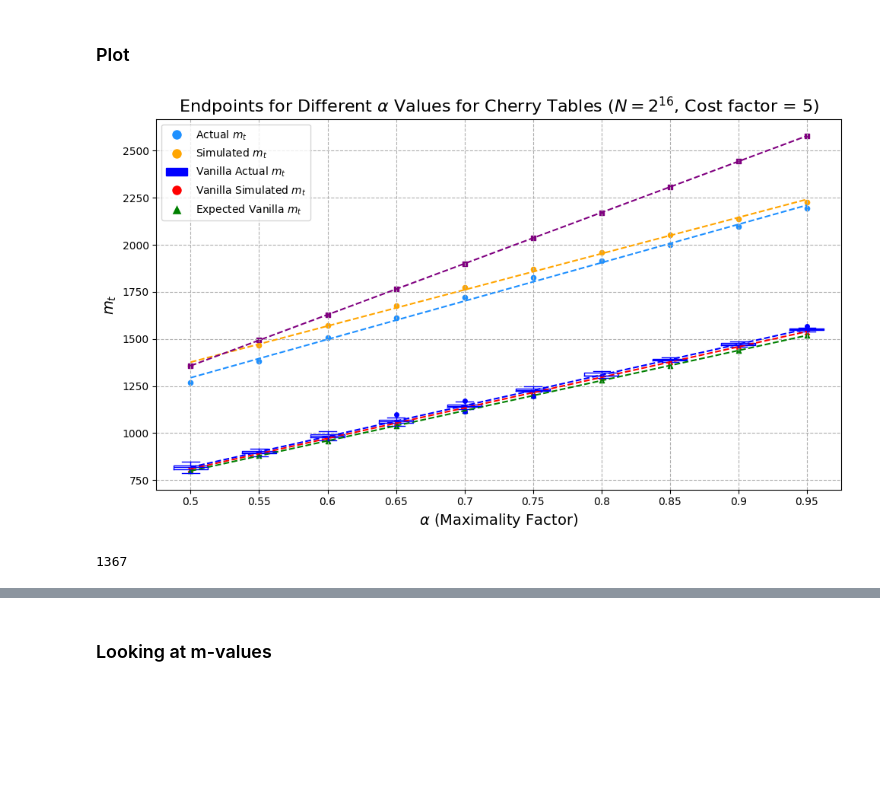
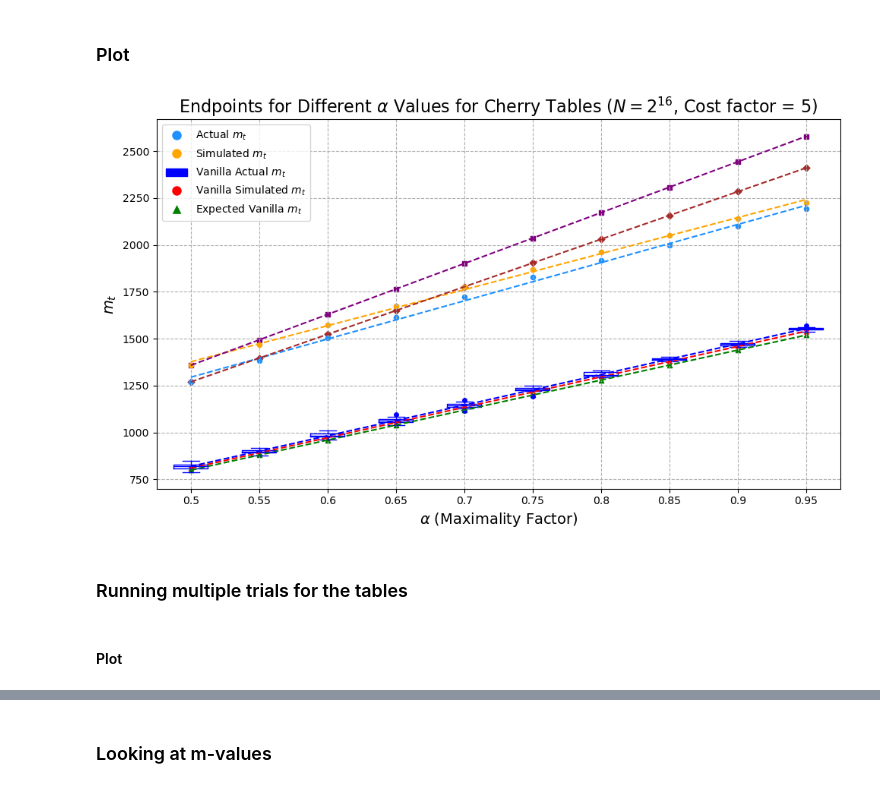
Before and after one commit to mahfuzahf/cherry-picking-reduction-functions, a Jupyter notebook: plots/higher_costs/N_16/constructing_table/cherry_simulations.ipynb, the cells around one changed output, grey strips where cells are left out. Drawn from its saved outputs; the diff is of its cells as text; code cells hidden in the pictures; blank space fills up the shorter version.

Commit message:
Multiple trials of cherry tables

```diff
--- a/plots/higher_costs/N_16/constructing_table/cherry_simulations.ipynb
+++ b/plots/higher_costs/N_16/constructing_table/cherry_simulations.ipynb
@@ -38,7 +43,11 @@ def optimise_kj(N, p, alpha, factor, lower_bound):   # add v_cost if want vanill
     t = round(log(1-p)/log(1-N**(-1/3))) # Calculate t
     mt_max = (2*N)/(t+2)
     mt_target = alpha * mt_max
-    m_0 = round(mt_target/(1-alpha))    # our starting m_0
+    if alpha == 1:
+        m_0 = N
+    else:
+        m_0 = round(mt_target/(1-alpha))    # our starting m_0
+
 
     ## set the bound and target function
     bound = Bounds([lower_bound for i in range(t)], [float('inf') for i in range(t)])
@@ -226,6 +231,17 @@ with open("simulations/cherry_N_16_alpha_0.5_kis.pkl", "wb") as f:
+# %%
+
+# need to get optimisation_mt and generation mt
+optimisation_mt = []
+
+with open("simulations/cherry_N_20_different_alpha_0.5_0.95_optimisation_results.pkl", "rb") as f:
+    results = pickle.load(f)
+    for result in results:
+        optimisation_mt.append(result[3][-1])  # get the last m_t
 # %% [markdown]
 ### Get Expected vanilla Table values
 # %%
+alphas = [0.5, 0.55, 0.6, 0.65, 0.7, 0.75, 0.8, 0.85, 0.9, 0.95]
+
 # calculate expected m_t
 expected_mts = []
 # mt-max = 2N/t+2
@@ -240,6 +256,13 @@ expected_simulation_mts = []
 base = optimisation_mt[0]  # get the base mt for alpha = 0.5
 for a, alpha in enumerate(alphas):
     expected_simulation_mts.append(round(base * (alpha / alphas[0])))
+
+# same for taking the actual mt from actual tables
+expected_actual_mts = []
+data_cherry = pd.read_csv("cherry_N_216_different_alpha_0.5_0.95_with_cost_results.csv")
+base_actual = data_cherry["trial_1"][0]  # get the base actual mt for alpha = 0.5
+for a, alpha in enumerate(alphas):
+    expected_actual_mts.append(round(base_actual * (alpha / alphas[0])))
 # %% [markdown]
 ### Plot
 # %%
@@ -251,13 +274,16 @@ plt.figure(figsize=(10,6))
 # plt.scatter(x_indicies, optimisation_mt, color='orange', label='Simulated $m_t$ ', s=20)
 # plt.scatter(x_indicies, [mt[0] for mt in generation_mt], color='dodgerblue', label='Actual $m_t$', s=20)
 
+# plot what we expect for cherry tables given 0.5 alpha simulation
+plt.scatter(x_indicies, expected_simulation_mts, color='purple', label='Expected Cherry $m_t$ based on simulation at 0.5', s=20, marker='s')
+# plot what we expect for cherry tables given 0.5 alpha actual
+plt.scatter(x_indicies, expected_actual_mts, color='brown', label='Expected Cherry $m_t$ based on actual at 0.5', s=20, marker='D')
+
 # # read in from file for cherry tables
-data_cherry = pd.read_csv("cherry_N_216_different_alpha_0.5_0.95_with_cost_results.csv")
 plt.scatter(x_indicies, data_cherry['optimiser_mt'], color='orange', label='Cherry Simulated $m_t$', s=20)
 plt.scatter(x_indicies, data_cherry['trial_1'], color='dodgerblue', label='Cherry Actual $m_t$', s=20)
 
-# plot what we expect for cherry tables given 0.5 alpha simulation
-plt.scatter(x_indicies, expected_simulation_mts, color='purple', label='Expected Cherry $m_t$ based on simulation at 0.5', s=20, marker='s')
+
 
 # plot simulated and actual for vanilla tables as well
 data_vanilla = pd.read_csv("vanilla_N_16_different_alpha_0.5_0.95_with_cost_results.csv")
@@ -269,36 +295,35 @@ plt.boxplot([data_vanilla.loc[data_vanilla['alpha'] == alpha, data_vanilla.colum
             boxprops=dict(color='blue'),
             medianprops=dict(color='blue'),
             whiskerprops=dict(color='blue'),
             capprops=dict(color='blue'),
             flierprops=dict(markerfacecolor='blue', marker='o', markersize=5, markeredgecolor='none'))
 # plot expected vanilla mt in green
 plt.scatter(x_indicies, expected_mts, color='green', label='Expected Vanilla $m_t$', s=20, marker='^')
 
 # plot lines of best fit
 plt.plot(x_indicies, np.poly1d(np.polyfit(x_indicies, optimisation_mt, 1))(x_indicies), color='orange', linestyle='--')
-plt.plot(x_indicies, np.poly1d(np.polyfit(x_indicies, [mt[0] for mt in generation_mt], 1))(x_indicies), color='dodgerblue', linestyle='--')
+plt.plot(x_indicies, np.poly1d(np.polyfit(x_indicies, data_cherry['trial_1'], 1))(x_indicies), color='dodgerblue', linestyle='--')
 plt.plot(x_indicies, np.poly1d(np.polyfit(x_indicies, expected_simulation_mts, 1))(x_indicies), color='purple', linestyle='--')
+plt.plot(x_indicies, np.poly1d(np.polyfit(x_indicies, expected_actual_mts, 1))(x_indicies), color='brown', linestyle='--')
 plt.plot(x_indicies, np.poly1d(np.polyfit(x_indicies, data_vanilla['optimiser_mt'], 1))(x_indicies), color='red', linestyle='--')
 # plt.plot(x_indicies, np.poly1d(np.polyfit(x_indicies, [mt[0] for mt in data.iloc[:,2:22].values], 1))(x_indicies), color='blue', linestyle='--')
 plt.plot(x_indicies, np.poly1d(np.polyfit(x_indicies, [np.mean(data_vanilla.loc[data_vanilla['alpha'] == alpha, data_vanilla.columns[2:22]].values.flatten()) for alpha in alphas], 1))(x_indicies), color='blue', linestyle='--')
 plt.plot(x_indicies, np.poly1d(np.polyfit(x_indicies, expected_mts, 1))(x_indicies), color='green', linestyle='--')
 
 # titles and labels
 plt.xlabel('$\\alpha$ (Maximality Factor)', fontsize=14)
 plt.ylabel('$m_t$', fontsize=14)
 plt.xticks(x_indicies, alphas)
 plt.grid(linestyle="--")
 plt.title('Endpoints for Different $\\alpha$ Values for Cherry Tables ($N=2^{16}$, Cost factor = 5)', fontsize=16)
 
 # manually add legend
 box_legend = mpatches.Patch(color="blue", label="Vanilla Actual $m_t$")
 plt.legend(handles=[plt.Line2D([0], [0], marker='o', color='w', label='Actual $m_t$', markerfacecolor='dodgerblue', markersize=10), plt.Line2D([0], [0], marker='o', color='w', label='Simulated $m_t$', markerfacecolor='orange', markersize=10), box_legend, plt.Line2D([0], [0], marker='o', color='w', label='Vanilla Simulated $m_t$', markerfacecolor='red', markersize=10), plt.Line2D([0], [0], marker='^', color='w', label='Expected Vanilla $m_t$', markerfacecolor='green', markersize=10)])
 
 plt.tight_layout()
 plt.show()
 # %% [output]
-[figure, old version]
+[figure, new version]
-# %%
-round(optimisation_kis[0][1])
-# %% [output]
-1367
+# %% [markdown]
+### Running multiple trials for the tables
@@ -304,0 +407,2 @@ round(optimisation_kis[0][1])
+# %% [markdown]
+#### Plot
```
Also changed, not shown: parts of 11 cells of this notebook, 4 other files.
